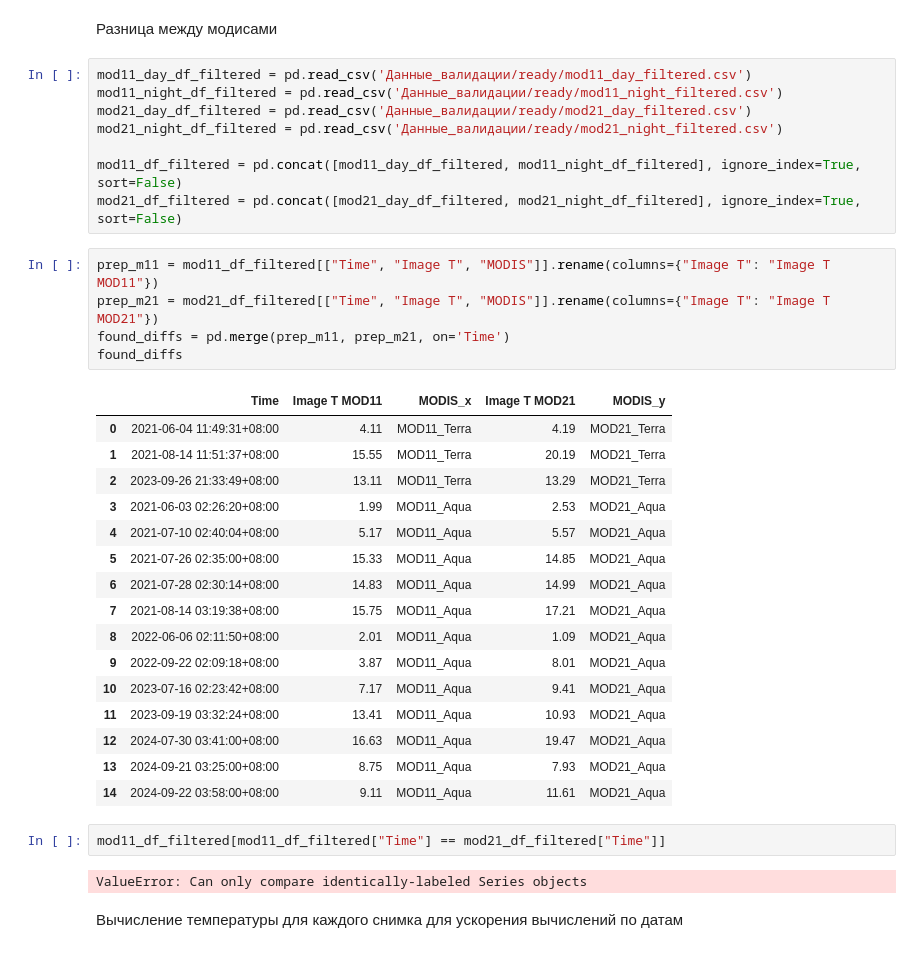
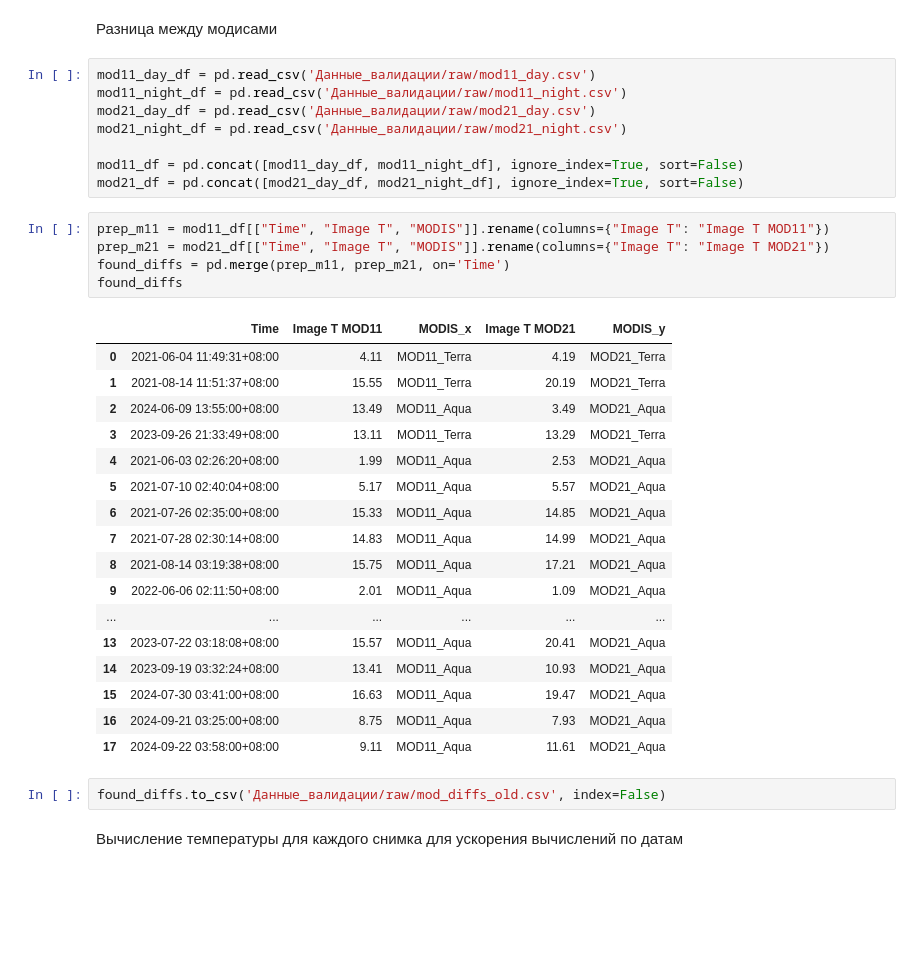
Before and after one commit to tobaffoon/baikal_vkr, a Jupyter notebook: Валидация/prepare_data.ipynb, the cells around one changed output. Saved outputs shown, nothing was run; the diff lists cells and outputs as text; blank space fills up the shorter version.

```diff
--- a/Валидация/prepare_data.ipynb
+++ b/Валидация/prepare_data.ipynb
@@ -380,39 +378,38 @@ mod21_night.to_csv('Данные_валидации/raw/mod21_night.csv', index=
 # %% [markdown]
 Разница между модисами
 # %%
-mod11_day_df_filtered = pd.read_csv('Данные_валидации/ready/mod11_day_filtered.csv')
-mod11_night_df_filtered = pd.read_csv('Данные_валидации/ready/mod11_night_filtered.csv')
-mod21_day_df_filtered = pd.read_csv('Данные_валидации/ready/mod21_day_filtered.csv')
-mod21_night_df_filtered = pd.read_csv('Данные_валидации/ready/mod21_night_filtered.csv')
+mod11_day_df = pd.read_csv('Данные_валидации/raw/mod11_day.csv')
+mod11_night_df = pd.read_csv('Данные_валидации/raw/mod11_night.csv')
+mod21_day_df = pd.read_csv('Данные_валидации/raw/mod21_day.csv')
+mod21_night_df = pd.read_csv('Данные_валидации/raw/mod21_night.csv')
 
-mod11_df_filtered = pd.concat([mod11_day_df_filtered, mod11_night_df_filtered], ignore_index=True, sort=False)
-mod21_df_filtered = pd.concat([mod21_day_df_filtered, mod21_night_df_filtered], ignore_index=True, sort=False)
+mod11_df = pd.concat([mod11_day_df, mod11_night_df], ignore_index=True, sort=False)
+mod21_df = pd.concat([mod21_day_df, mod21_night_df], ignore_index=True, sort=False)
 # %%
-prep_m11 = mod11_df_filtered[["Time", "Image T", "MODIS"]].rename(columns={"Image T": "Image T MOD11"})
-prep_m21 = mod21_df_filtered[["Time", "Image T", "MODIS"]].rename(columns={"Image T": "Image T MOD21"})
+prep_m11 = mod11_df[["Time", "Image T", "MODIS"]].rename(columns={"Image T": "Image T MOD11"})
+prep_m21 = mod21_df[["Time", "Image T", "MODIS"]].rename(columns={"Image T": "Image T MOD21"})
 found_diffs = pd.merge(prep_m11, prep_m21, on='Time')
 found_diffs
 # %% [output]
 |  | Time | Image T MOD11 | MODIS_x | Image T MOD21 | MODIS_y |
 | 0 | 2021-06-04 11:49:31+08:00 | 4.11 | MOD11_Terra | 4.19 | MOD21_Terra |
 | 1 | 2021-08-14 11:51:37+08:00 | 15.55 | MOD11_Terra | 20.19 | MOD21_Terra |
-| 2 | 2023-09-26 21:33:49+08:00 | 13.11 | MOD11_Terra | 13.29 | MOD21_Terra |
-| 3 | 2021-06-03 02:26:20+08:00 | 1.99 | MOD11_Aqua | 2.53 | MOD21_Aqua |
-| 4 | 2021-07-10 02:40:04+08:00 | 5.17 | MOD11_Aqua | 5.57 | MOD21_Aqua |
-| 5 | 2021-07-26 02:35:00+08:00 | 15.33 | MOD11_Aqua | 14.85 | MOD21_Aqua |
-| 6 | 2021-07-28 02:30:14+08:00 | 14.83 | MOD11_Aqua | 14.99 | MOD21_Aqua |
-| 7 | 2021-08-14 03:19:38+08:00 | 15.75 | MOD11_Aqua | 17.21 | MOD21_Aqua |
-| 8 | 2022-06-06 02:11:50+08:00 | 2.01 | MOD11_Aqua | 1.09 | MOD21_Aqua |
-| 9 | 2022-09-22 02:09:18+08:00 | 3.87 | MOD11_Aqua | 8.01 | MOD21_Aqua |
-| 10 | 2023-07-16 02:23:42+08:00 | 7.17 | MOD11_Aqua | 9.41 | MOD21_Aqua |
-| 11 | 2023-09-19 03:32:24+08:00 | 13.41 | MOD11_Aqua | 10.93 | MOD21_Aqua |
-| 12 | 2024-07-30 03:41:00+08:00 | 16.63 | MOD11_Aqua | 19.47 | MOD21_Aqua |
-| 13 | 2024-09-21 03:25:00+08:00 | 8.75 | MOD11_Aqua | 7.93 | MOD21_Aqua |
-| 14 | 2024-09-22 03:58:00+08:00 | 9.11 | MOD11_Aqua | 11.61 | MOD21_Aqua |
+| 2 | 2024-06-09 13:55:00+08:00 | 13.49 | MOD11_Aqua | 3.49 | MOD21_Aqua |
+| 3 | 2023-09-26 21:33:49+08:00 | 13.11 | MOD11_Terra | 13.29 | MOD21_Terra |
+| 4 | 2021-06-03 02:26:20+08:00 | 1.99 | MOD11_Aqua | 2.53 | MOD21_Aqua |
+| 5 | 2021-07-10 02:40:04+08:00 | 5.17 | MOD11_Aqua | 5.57 | MOD21_Aqua |
+| 6 | 2021-07-26 02:35:00+08:00 | 15.33 | MOD11_Aqua | 14.85 | MOD21_Aqua |
+| 7 | 2021-07-28 02:30:14+08:00 | 14.83 | MOD11_Aqua | 14.99 | MOD21_Aqua |
+| 8 | 2021-08-14 03:19:38+08:00 | 15.75 | MOD11_Aqua | 17.21 | MOD21_Aqua |
+| 9 | 2022-06-06 02:11:50+08:00 | 2.01 | MOD11_Aqua | 1.09 | MOD21_Aqua |
+| ... | ... | ... | ... | ... | ... |
+| 13 | 2023-07-22 03:18:08+08:00 | 15.57 | MOD11_Aqua | 20.41 | MOD21_Aqua |
+| 14 | 2023-09-19 03:32:24+08:00 | 13.41 | MOD11_Aqua | 10.93 | MOD21_Aqua |
+| 15 | 2024-07-30 03:41:00+08:00 | 16.63 | MOD11_Aqua | 19.47 | MOD21_Aqua |
+| 16 | 2024-09-21 03:25:00+08:00 | 8.75 | MOD11_Aqua | 7.93 | MOD21_Aqua |
+| 17 | 2024-09-22 03:58:00+08:00 | 9.11 | MOD11_Aqua | 11.61 | MOD21_Aqua |
-# %%
-mod11_df_filtered[mod11_df_filtered["Time"] == mod21_df_filtered["Time"]]
-# %% [output]
-ValueError: Can only compare identically-labeled Series objects
+# %%
+found_diffs.to_csv('Данные_валидации/raw/mod_diffs_old.csv', index=False)
 # %% [markdown]
 Вычисление температуры для каждого снимка для ускорения вычислений по датам
 # %%
```
Also changed, not shown: parts of 5 cells of this notebook, 24 other files.
